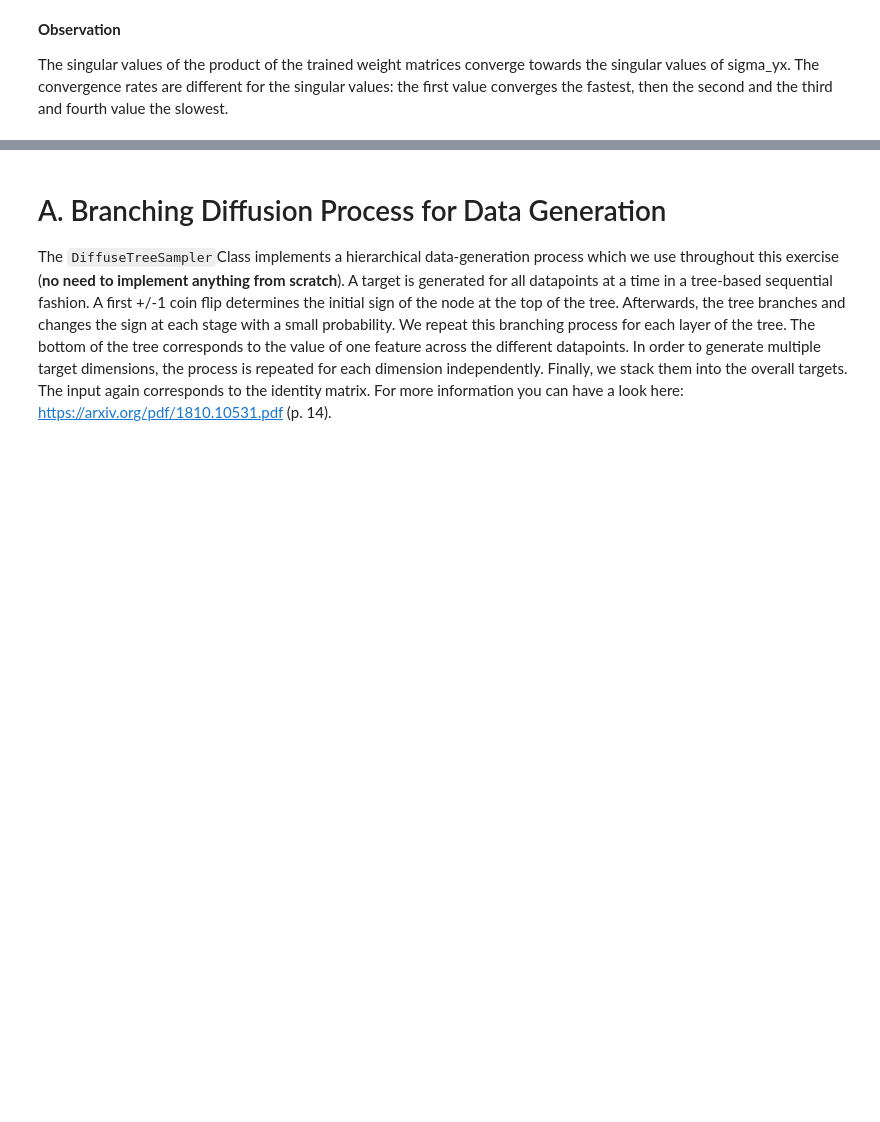
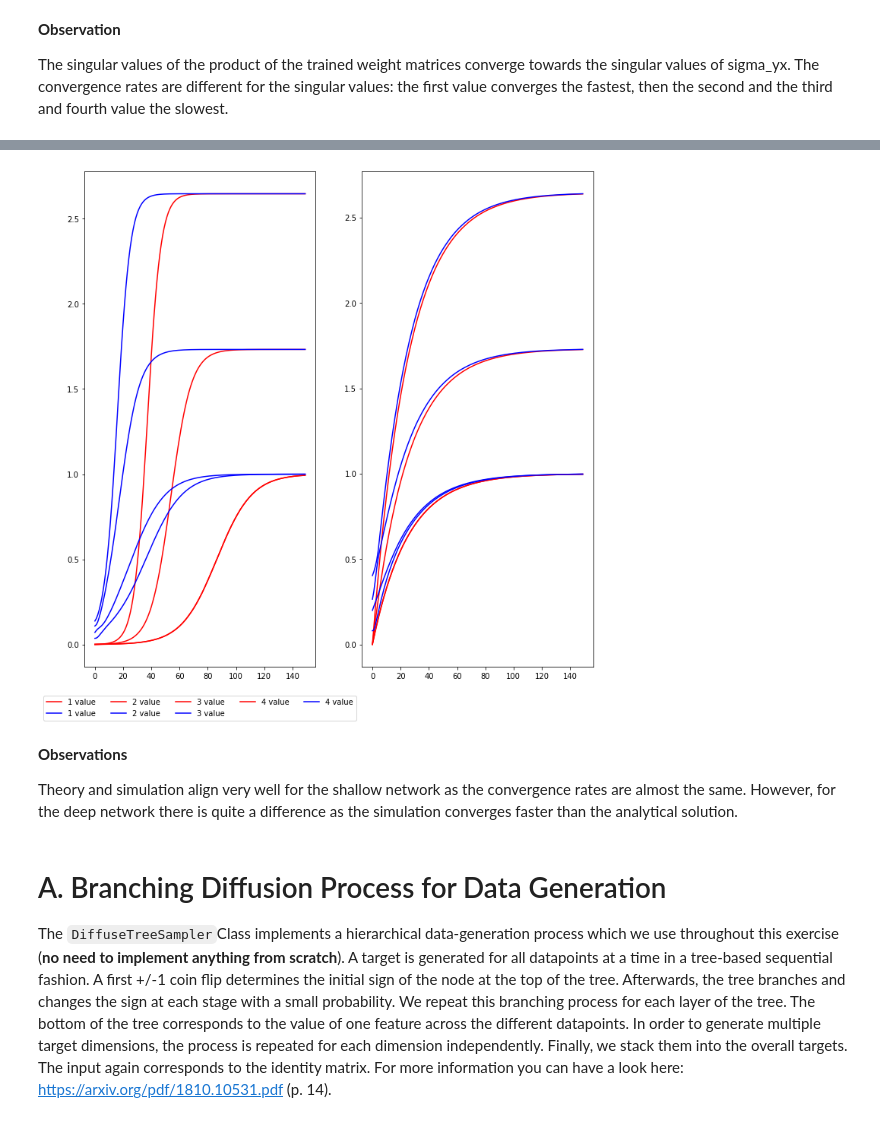
Before and after one commit to DorotheaMueller/mhbf, a Jupyter notebook: skeleton-comp-practical.ipynb, the cells around one changed output, grey strips where cells are left out. Saved outputs shown, nothing was run; the diff lists cells and outputs as text; code cells hidden in the pictures; blank space fills up the shorter version.

```diff
--- a/skeleton-comp-practical.ipynb
+++ b/skeleton-comp-practical.ipynb
@@ -91,0 +113,11 @@ The convergence rates are different for the singular values: the first value con
+# %%
+def analytical_sln_deep(timestep, s_alpha, tau, a_0):
+    num =  s_alpha * np.exp(2 * s_alpha * timestep/tau)
+    den = np.exp(2 * s_alpha * timestep/tau) - 1 + s_alpha/a_0
+    return num/den
+
+def analytical_sln_shallow(timestep, s_alpha, tau, b_0):
+    return s_alpha * (1 - np.exp(-timestep/tau)) + b_0 * np.exp(-timestep/tau)
+# %%
+a_0 = 0.001
+b_0 = 0.001
@@ -92,3 +129,37 @@ The convergence rates are different for the singular values: the first value con
+# %%
+sing_val_analytical_deep = []
+sing_val_analytical_shallow = []
+
+for t in range(int(T/dt)):
+    s = analytical_sln_deep(t * dt, s_alpha, tau, a_0)
+    sing_val_analytical_deep.append(s)
+
+    s = analytical_sln_shallow(t * dt, s_alpha, tau, b_0)
+    sing_val_analytical_shallow.append(s)
+# %%
+sing_val_analytical_deep = np.array(sing_val_analytical_deep)
+sing_val_analytical_shallow = np.array(sing_val_analytical_shallow)
+
+fig, ax = plt.subplots(1, 2, figsize = (12, 12))
+
+for i in range(sing_val_analytical_deep.shape[1]):
+    ax[0].plot(sing_val_analytical_deep[:, i], label = f"{i + 1} value", color = 'red')
+    ax[0].plot(all_singular_values[:, i], label = f"{i + 1} value", color = 'blue')
+# plt.legend(loc='center left', bbox_to_anchor=(1, 0.5))
+ax[0].legend(loc='upper center', bbox_to_anchor=(0.5, -0.05), ncol=5)
+
+for i in range(sing_val_analytical_shallow.shape[1]):
+    ax[1].plot(sing_val_analytical_shallow[:, i], label = f"{i + 1} value", color = 'red')
+    ax[1].plot(all_singular_values_shallow[:, i], label = f"{i + 1} value", color = 'blue')
+
+# plt.legend(loc='center left', bbox_to_anchor=(1, 0.5))
+#     plt.plot(sing_val_cov[:, i], label = f"{i + 1} singular value cov matrix")
+# %% [output]
+[figure, added]
+# %% [markdown]
+**Observations**
+
+Theory and simulation align very well for the shallow network as the convergence rates are almost the same. However, for the deep network there is quite a difference as the simulation converges faster than the analytical solution.
 # %% [markdown]
 # A. Branching Diffusion Process for Data Generation
 
```
Also changed, not shown: parts of 8 cells of this notebook.
